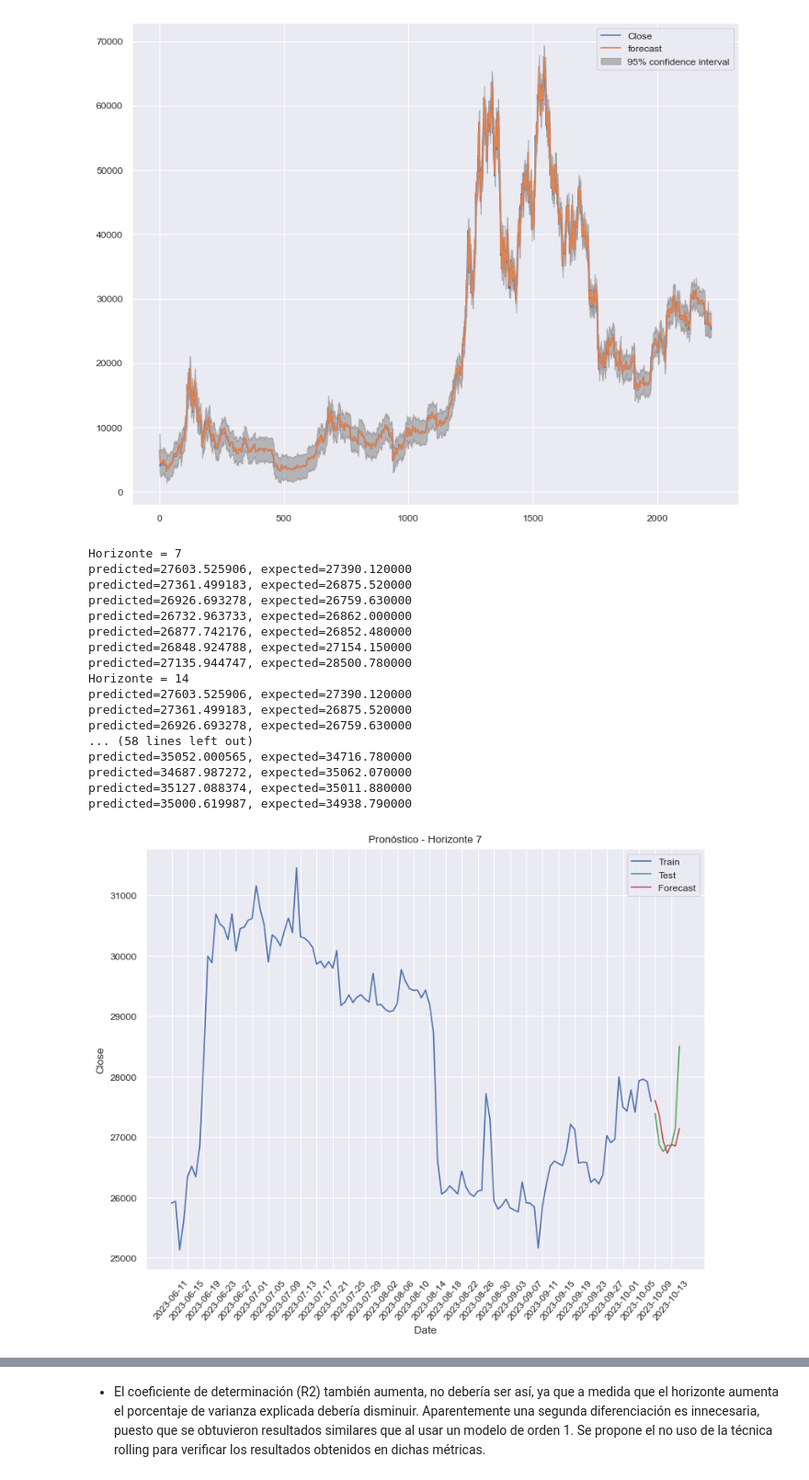
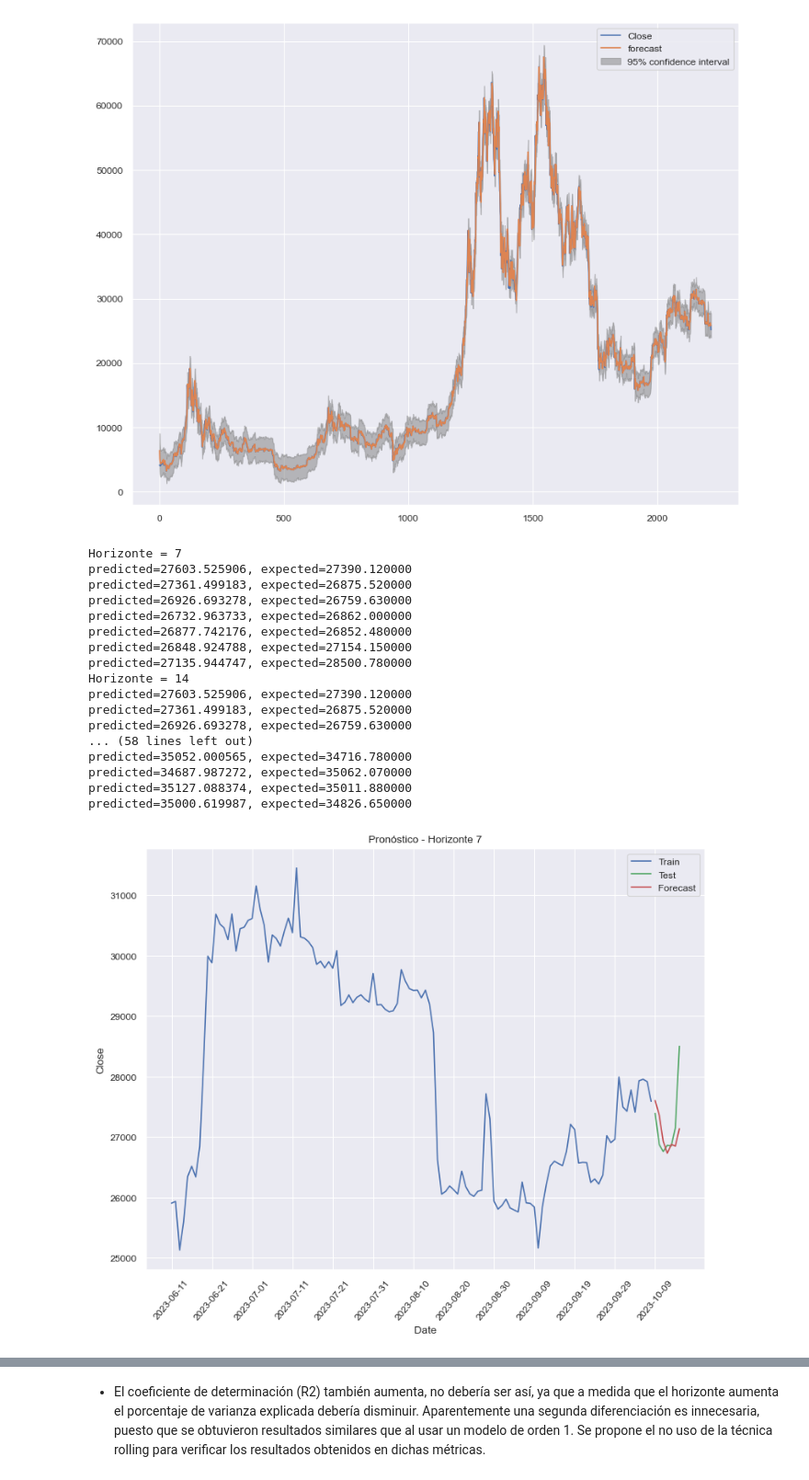
Before and after one commit to vanebertel/ANGIE_VANESA_ML_2023, a Jupyter notebook: _sources/notebooks.ipynb, the cells around one changed output, grey strips where cells are left out. Shown at 92% size. Drawn from its saved outputs; the diff is of its cells as text; code cells hidden in the pictures.

```diff
--- a/_sources/notebooks.ipynb
+++ b/_sources/notebooks.ipynb
@@ -131,7 +131,7 @@ Una operación fundamental para entender el comportamiento de una serie de tiemp
 # %%
 plt.figure(figsize = (12,6))
 ax = sns.lineplot(data=BTC_df, x="Date", y="Close")
-freq = int(27)
+freq = int(45)
 xtix = ax.get_xticks()
 ax.set_xticks(xtix[::freq])
 plt.tight_layout()
@@ -372,7 +372,7 @@ for n_test in hzt_values:
     ax = sns.lineplot(x=dates_train[-120:], y=train[-120:], label="Train", color='b')
     sns.lineplot(x=dates_1w, y=test_1wl, label="Test", color='g')
     sns.lineplot(x=dates_1w, y=yhat_1w, label="Forecast", color='r')
-    freq = int(2)
+    freq = int(10)
     xtix = ax.get_xticks()
     ax.set_xticks(xtix[::freq])
     plt.tight_layout()
@@ -534,33 +534,33 @@ for n_test in n_test_values:
     df_acc= forecast_accuracy(np.array(test_1wl), np.array(yhat_1w), n_test)
     result_HQIC.loc[row_index] = [n_test, df_acc.iloc[0]['MAE'], df_acc.iloc[0]['MSE'], df_acc.iloc[0]['MAPE'], df_acc.iloc[0]['RMSE'], df_acc.iloc[0]['R2']]
     row_index += 1
 
     plt.figure(figsize = (8, 6))
     ax = sns.lineplot(x=dates_train[-120:], y=train[-120:], label="Train", color='b')
     sns.lineplot(x=dates_1w, y=test_1wl, label="Test", color='g')
     sns.lineplot(x=dates_1w, y=yhat_1w, label="Forecast", color='r')
-    freq = int(4)
+    freq = int(10)
     xtix = ax.get_xticks()
     ax.set_xticks(xtix[::freq])
     plt.tight_layout()
     plt.xticks(rotation=50);
     plt.title(f"Pronóstico - Horizonte {n_test}")
 # %% [output]
 Horizonte = 7
 predicted=27603.525906, expected=27390.120000
 predicted=27361.499183, expected=26875.520000
 predicted=26926.693278, expected=26759.630000
 predicted=26732.963733, expected=26862.000000
 predicted=26877.742176, expected=26852.480000
 predicted=26848.924788, expected=27154.150000
 predicted=27135.944747, expected=28500.780000
 Horizonte = 14
 predicted=27603.525906, expected=27390.120000
 predicted=27361.499183, expected=26875.520000
 predicted=26926.693278, expected=26759.630000
 ... (58 lines left out)
 predicted=35052.000565, expected=34716.780000
 predicted=34687.987272, expected=35062.070000
 predicted=35127.088374, expected=35011.880000
-predicted=35000.619987, expected=34938.790000
+predicted=35000.619987, expected=34826.650000
-[figure, old version]
+[figure, new version]
```
Also changed, not shown: parts of 13 cells of this notebook, 21 other files.
